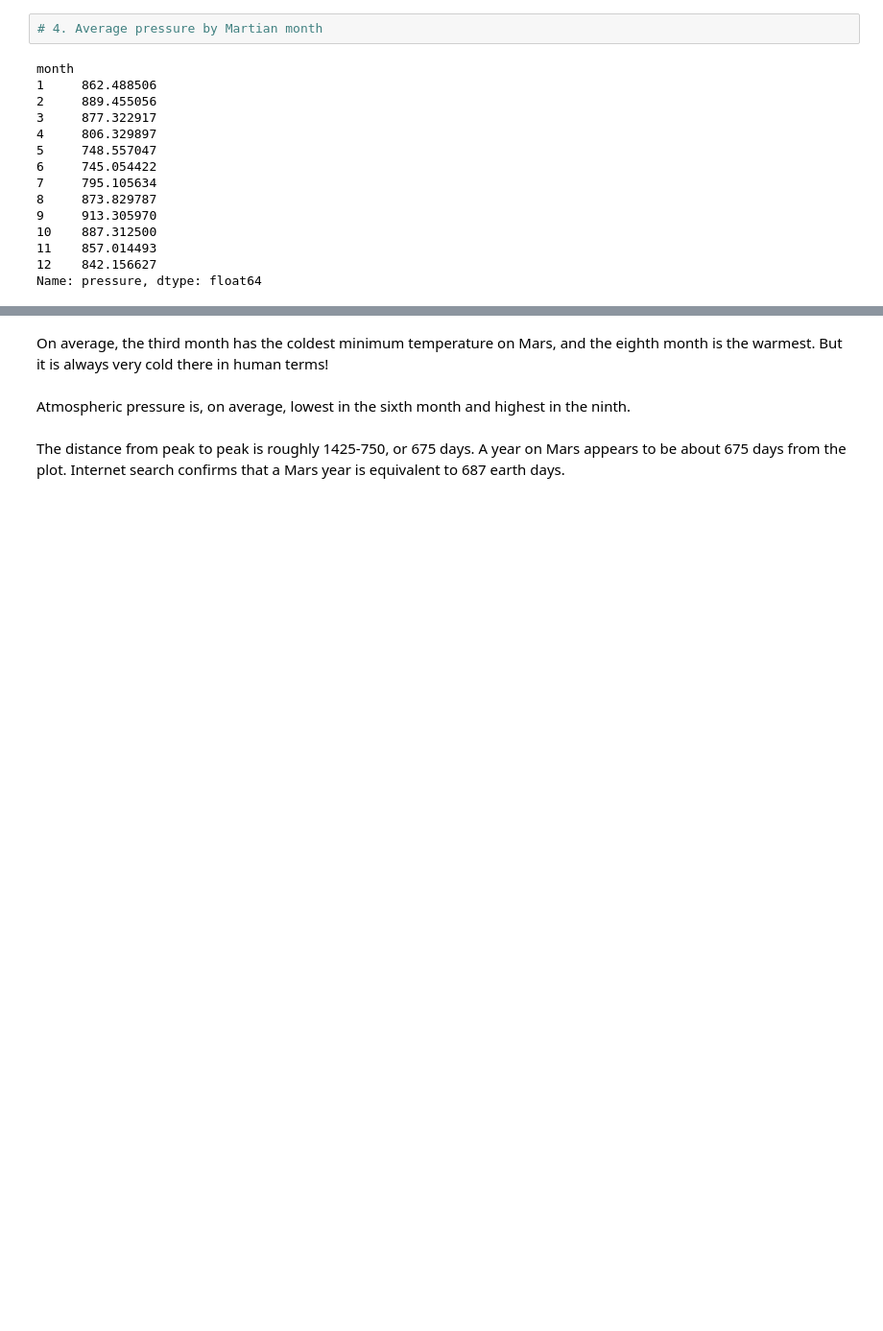
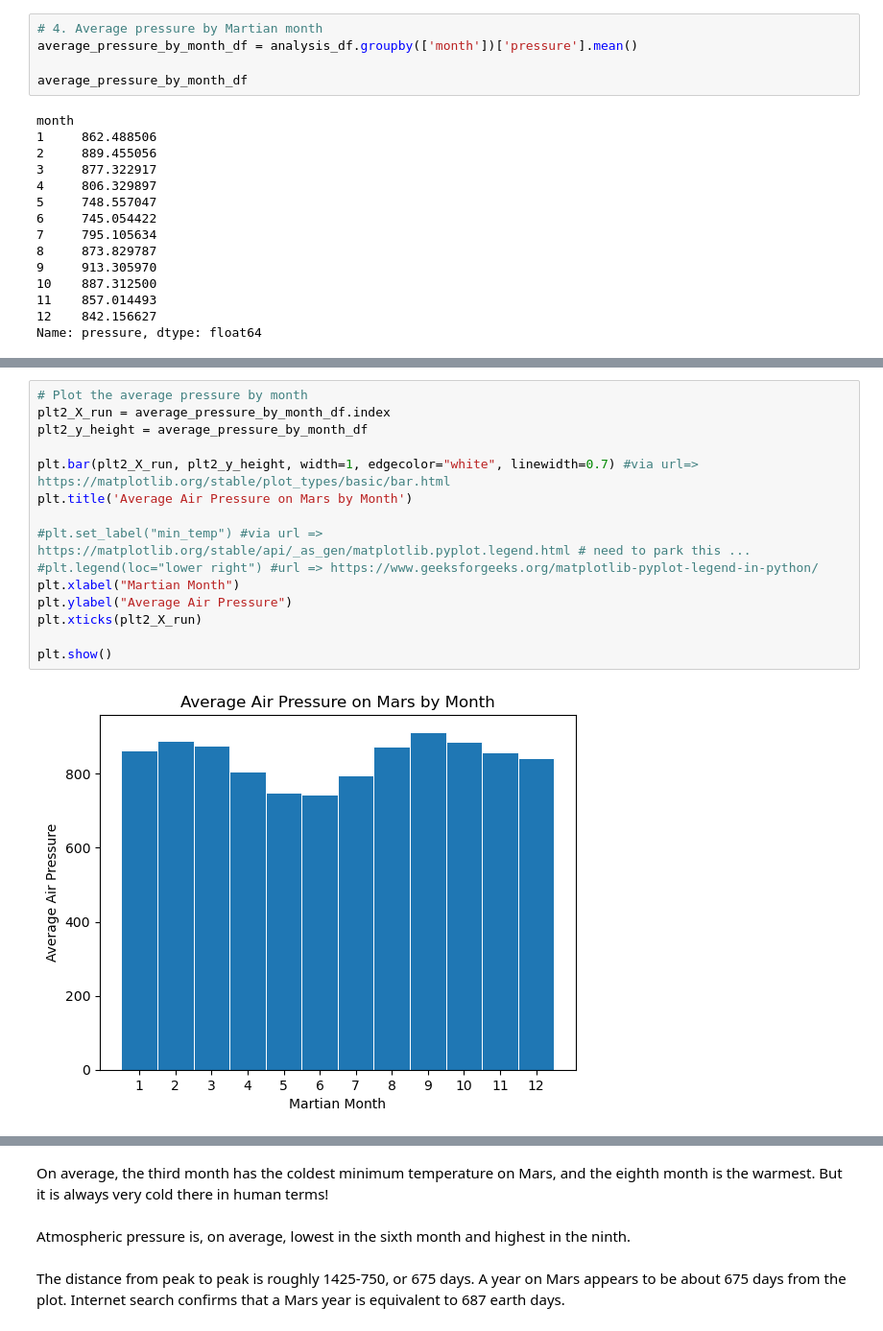
Before and after one commit to Ao-27/mars-news-analysis, a Jupyter notebook: part_2_mars_weather.ipynb, the cells around one changed output, grey strips where cells are left out. Shown: that part at 96% size. Cells and saved outputs as stored; diff of their text form; blank space fills up the shorter version.

```diff
--- a/part_2_mars_weather.ipynb
+++ b/part_2_mars_weather.ipynb
@@ -151,5 +294,8 @@ Name: min_temp, dtype: float64
 # %%
 # 4. Average pressure by Martian month
+average_pressure_by_month_df = analysis_df.groupby(['month'])['pressure'].mean()
+
+average_pressure_by_month_df
 # %% [output]
 month
 1     862.488506
@@ -175,0 +314,17 @@ Name: pressure, dtype: float64
+# %%
+# Plot the average pressure by month
+plt2_X_run = average_pressure_by_month_df.index
+plt2_y_height = average_pressure_by_month_df
+
+plt.bar(plt2_X_run, plt2_y_height, width=1, edgecolor="white", linewidth=0.7) #via url=> https://matplotlib.org/stable/plot_types/basic/bar.html
+plt.title('Average Air Pressure on Mars by Month')
+
+#plt.set_label("min_temp") #via url => https://matplotlib.org/stable/api/_as_gen/matplotlib.pyplot.legend.html # need to park this ...
+#plt.legend(loc="lower right") #url => https://www.geeksforgeeks.org/matplotlib-pyplot-legend-in-python/
+plt.xlabel("Martian Month")
+plt.ylabel("Average Air Pressure")
+plt.xticks(plt2_X_run)
+
+plt.show()
+# %% [output]
+[figure, added]
```
Also changed, not shown: parts of 27 cells of this notebook, 1 other file.
